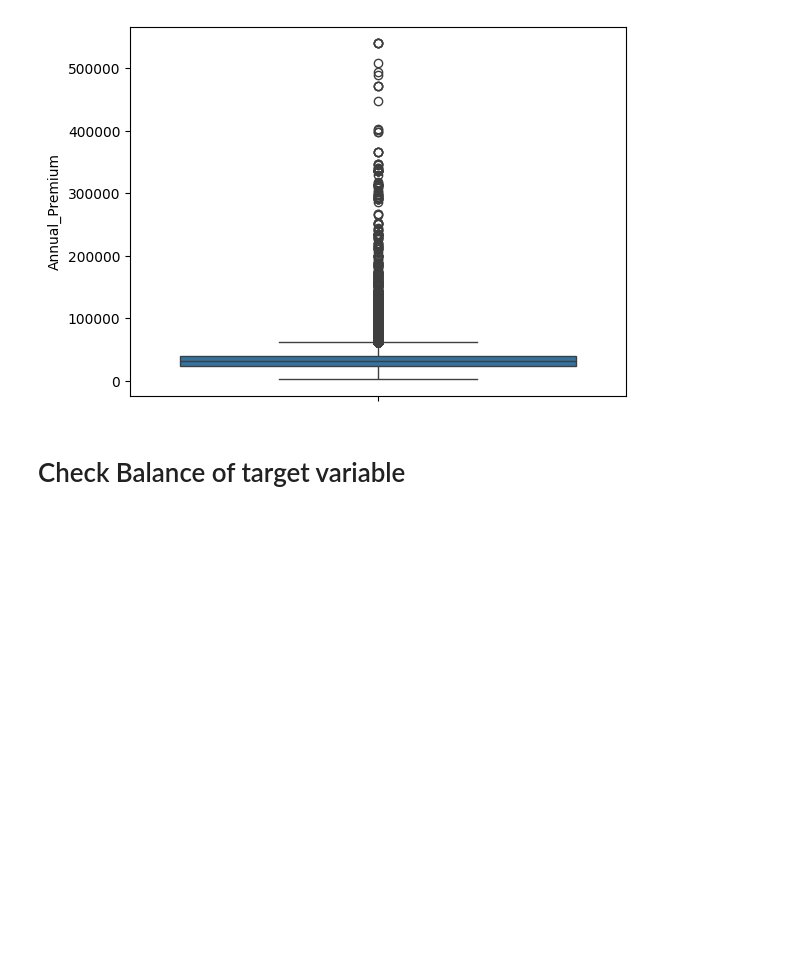
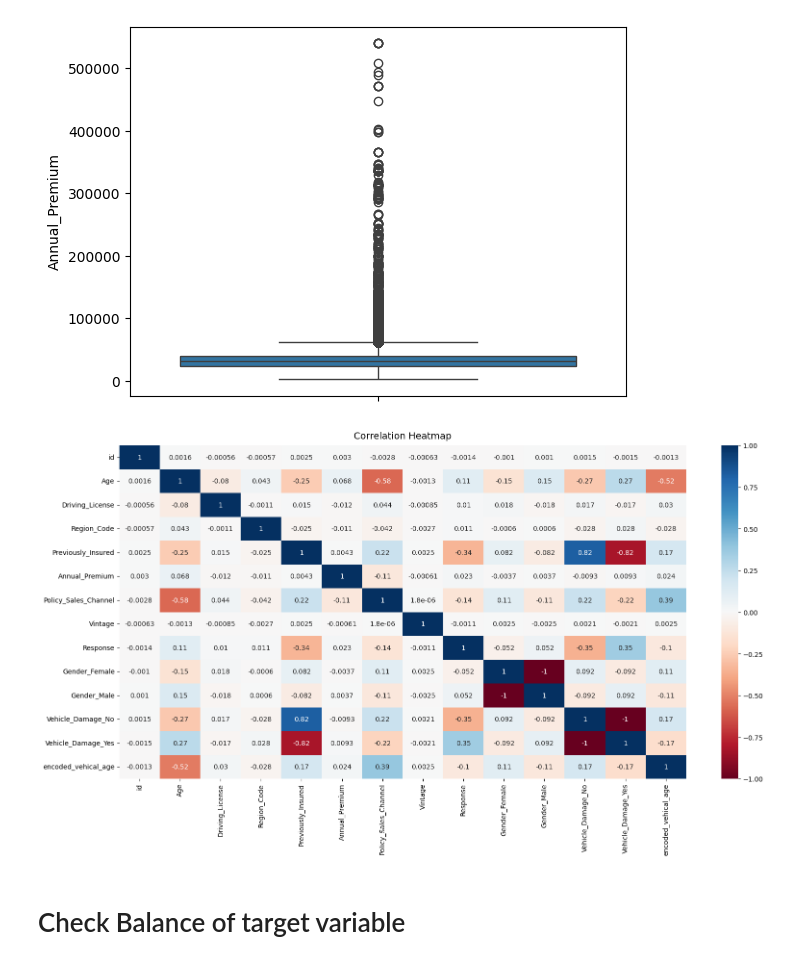
Before and after one commit to khanhvy31/Classification_Imbalance_Tutorial, a Jupyter notebook: Insurance_Dataset.ipynb, the cells around one changed output. Drawn from its saved outputs; the diff is of its cells as text; code cells hidden in the pictures; blank space fills up the shorter version.

```diff
--- a/Insurance_Dataset.ipynb
+++ b/Insurance_Dataset.ipynb
@@ -126,6 +126,15 @@ enc = OrdinalEncoder()
 df['encoded_vehical_age'] = enc.fit_transform(df[['Vehicle_Age']])
 # %%
 df.drop(columns = 'Vehicle_Age',inplace = True)
+# %%
+#check correlation matrix vs label and take care of colinearity if any
+
+corr_matrix = df.corr()
+plt.figure(figsize=(19,9 ))
+heatmap = sns.heatmap(corr_matrix, vmin=-1, vmax=1, annot=True, cmap='RdBu')
+heatmap.set_title('Correlation Heatmap', fontdict={'fontsize':14}, pad=10);
+# %% [output]
+[figure, added]
 # %% [markdown]
 # Check Balance of target variable
 # %%
```
Also changed, not shown: parts of 6 cells of this notebook.
